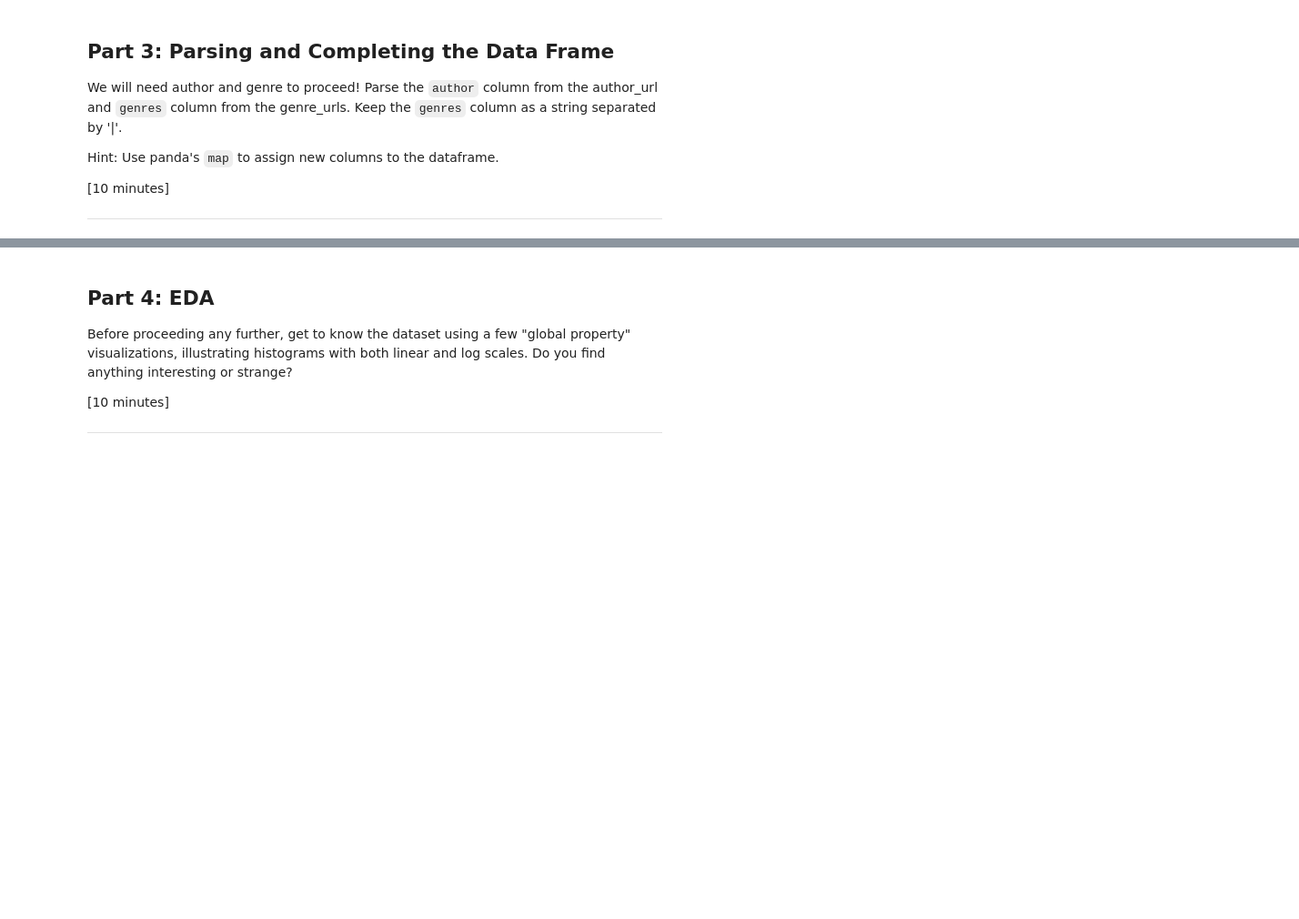
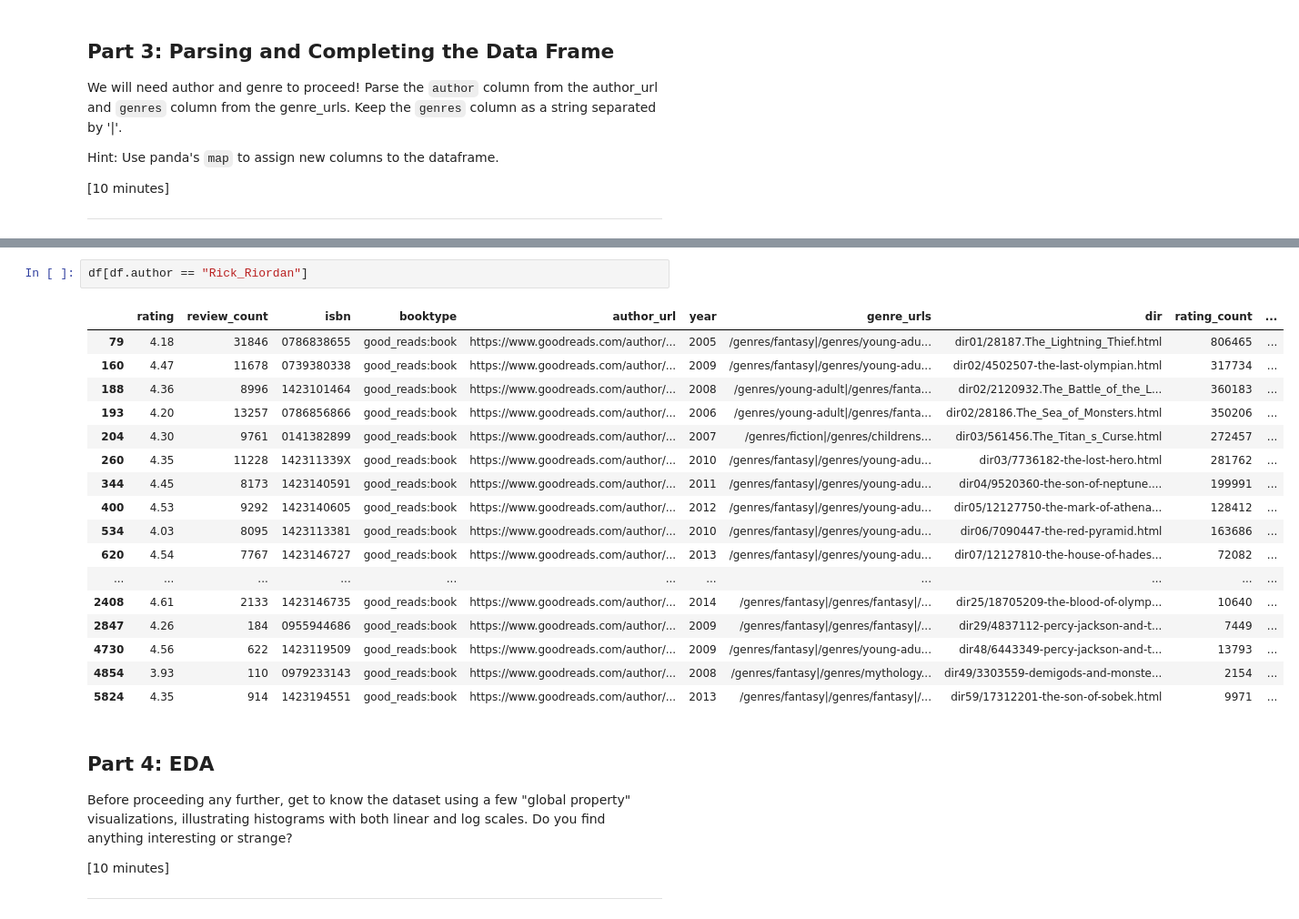
Before and after one commit to mattzakh/a-2017, a Jupyter notebook: Labs/Lab2_Worked_EDA/Lab2_CleaningEDA.ipynb, the cells around one changed output, grey strips where cells are left out. Shown at 91% size. Saved outputs shown, nothing was run; the diff lists cells and outputs as text; blank space fills up the shorter version.

```diff
--- a/Labs/Lab2_Worked_EDA/Lab2_CleaningEDA.ipynb
+++ b/Labs/Lab2_Worked_EDA/Lab2_CleaningEDA.ipynb
@@ -162,3 +304,23 @@ Hint: Use panda's `map` to assign new columns to the dataframe.
+# %%
+df[df.author == "Rick_Riordan"]
+# %% [output]
+|  | rating | review_count | isbn | booktype | author_url | year | genre_urls | dir | rating_count | ... |
+| 79 | 4.18 | 31846 | 0786838655 | good_reads:book | https://www.goodreads.com/author/... | 2005 | /genres/fantasy|/genres/young-adu... | dir01/28187.The_Lightning_Thief.html | 806465 | ... |
+| 160 | 4.47 | 11678 | 0739380338 | good_reads:book | https://www.goodreads.com/author/... | 2009 | /genres/fantasy|/genres/young-adu... | dir02/4502507-the-last-olympian.html | 317734 | ... |
+| 188 | 4.36 | 8996 | 1423101464 | good_reads:book | https://www.goodreads.com/author/... | 2008 | /genres/young-adult|/genres/fanta... | dir02/2120932.The_Battle_of_the_L... | 360183 | ... |
+| 193 | 4.20 | 13257 | 0786856866 | good_reads:book | https://www.goodreads.com/author/... | 2006 | /genres/young-adult|/genres/fanta... | dir02/28186.The_Sea_of_Monsters.html | 350206 | ... |
+| 204 | 4.30 | 9761 | 0141382899 | good_reads:book | https://www.goodreads.com/author/... | 2007 | /genres/fiction|/genres/childrens... | dir03/561456.The_Titan_s_Curse.html | 272457 | ... |
+| 260 | 4.35 | 11228 | 142311339X | good_reads:book | https://www.goodreads.com/author/... | 2010 | /genres/fantasy|/genres/young-adu... | dir03/7736182-the-lost-hero.html | 281762 | ... |
+| 344 | 4.45 | 8173 | 1423140591 | good_reads:book | https://www.goodreads.com/author/... | 2011 | /genres/fantasy|/genres/young-adu... | dir04/9520360-the-son-of-neptune.... | 199991 | ... |
+| 400 | 4.53 | 9292 | 1423140605 | good_reads:book | https://www.goodreads.com/author/... | 2012 | /genres/fantasy|/genres/young-adu... | dir05/12127750-the-mark-of-athena... | 128412 | ... |
+| 534 | 4.03 | 8095 | 1423113381 | good_reads:book | https://www.goodreads.com/author/... | 2010 | /genres/fantasy|/genres/young-adu... | dir06/7090447-the-red-pyramid.html | 163686 | ... |
+| 620 | 4.54 | 7767 | 1423146727 | good_reads:book | https://www.goodreads.com/author/... | 2013 | /genres/fantasy|/genres/young-adu... | dir07/12127810-the-house-of-hades... | 72082 | ... |
+| ... | ... | ... | ... | ... | ... | ... | ... | ... | ... | ... |
+| 2408 | 4.61 | 2133 | 1423146735 | good_reads:book | https://www.goodreads.com/author/... | 2014 | /genres/fantasy|/genres/fantasy|/... | dir25/18705209-the-blood-of-olymp... | 10640 | ... |
+| 2847 | 4.26 | 184 | 0955944686 | good_reads:book | https://www.goodreads.com/author/... | 2009 | /genres/fantasy|/genres/fantasy|/... | dir29/4837112-percy-jackson-and-t... | 7449 | ... |
+| 4730 | 4.56 | 622 | 1423119509 | good_reads:book | https://www.goodreads.com/author/... | 2009 | /genres/fantasy|/genres/young-adu... | dir48/6443349-percy-jackson-and-t... | 13793 | ... |
+| 4854 | 3.93 | 110 | 0979233143 | good_reads:book | https://www.goodreads.com/author/... | 2008 | /genres/fantasy|/genres/mythology... | dir49/3303559-demigods-and-monste... | 2154 | ... |
+| 5824 | 4.35 | 914 | 1423194551 | good_reads:book | https://www.goodreads.com/author/... | 2013 | /genres/fantasy|/genres/fantasy|/... | dir59/17312201-the-son-of-sobek.html | 9971 | ... |
 # %% [markdown]
 ## Part 4: EDA
 Before proceeding any further, get to know the dataset using a few "global property" visualizations, illustrating histograms with both linear and log scales. Do you find anything interesting or strange?
```
Also changed, not shown: parts of 17 cells of this notebook, 6 other files.
